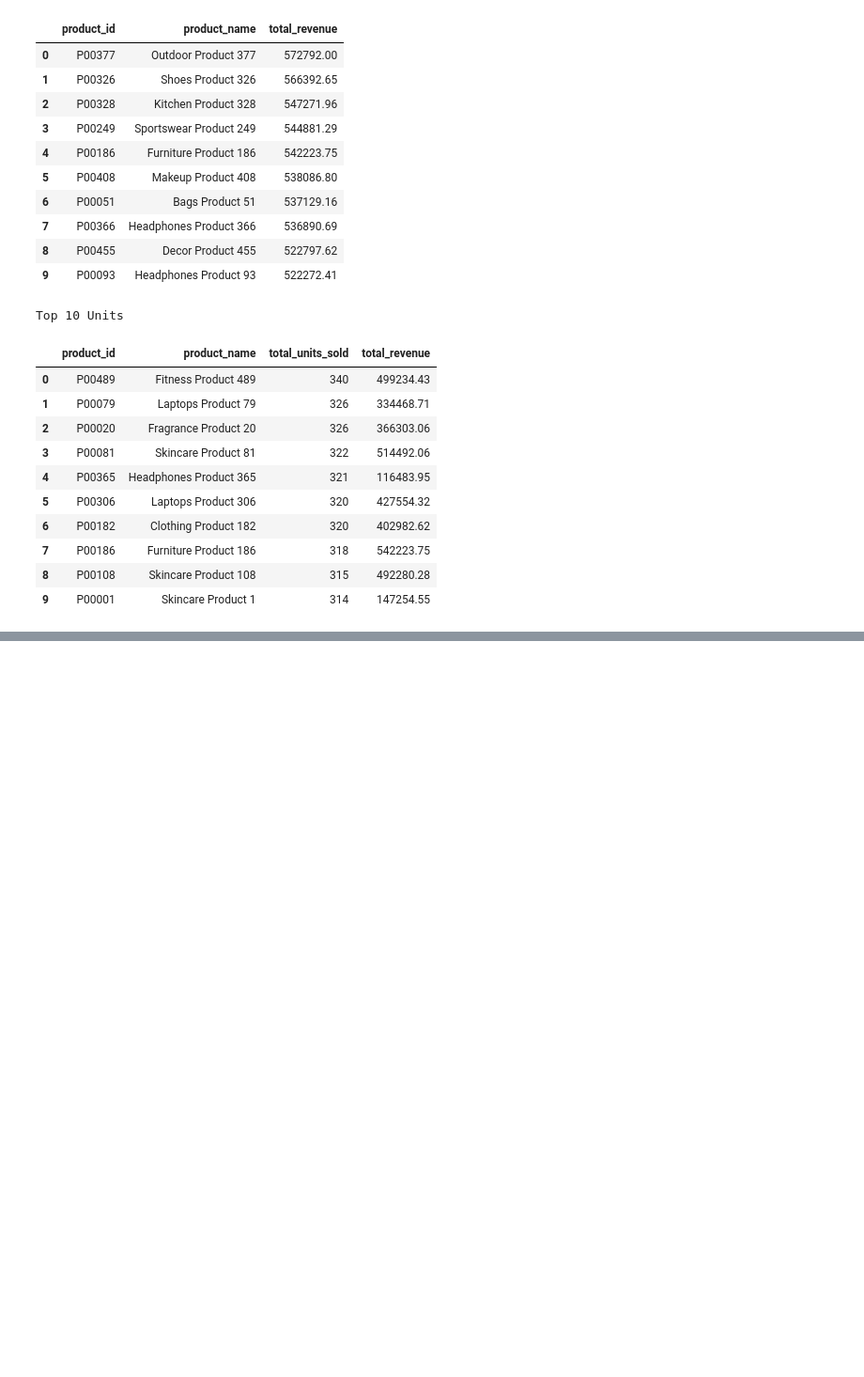
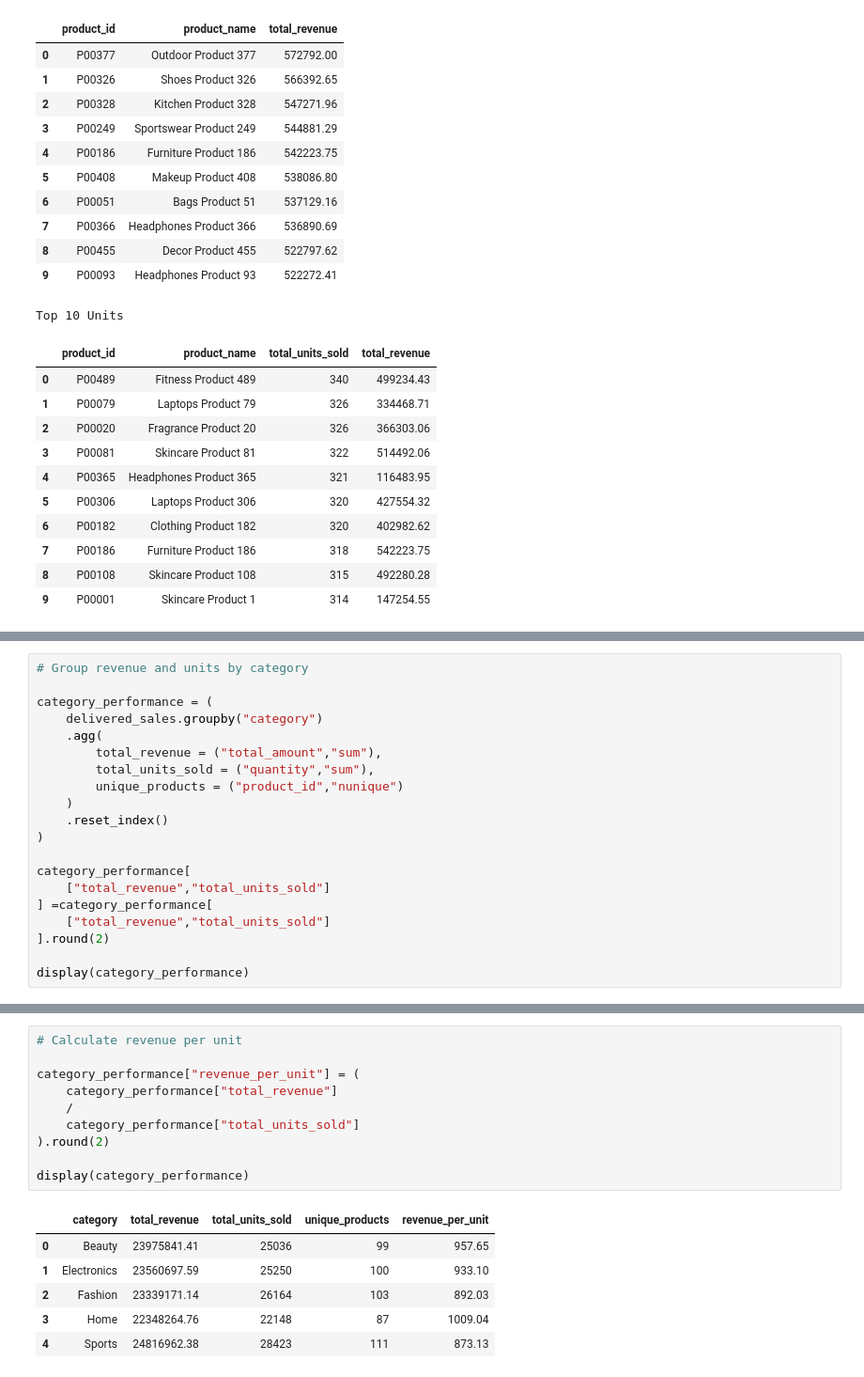
Before and after one commit to Mohammedvahith/E-commerce-Sales-Customer-Analytics, a Jupyter notebook: shopease-analytics/notebooks/03_eda.ipynb, the cells around one changed output, grey strips where cells are left out. Shown at 94% size. Saved outputs shown, nothing was run; the diff lists cells and outputs as text; blank space fills up the shorter version.

```diff
--- a/shopease-analytics/notebooks/03_eda.ipynb
+++ b/shopease-analytics/notebooks/03_eda.ipynb
@@ -2321,0 +2326,20 @@ Top 10 Units
+# %%
+# Group revenue and units by category
+
+category_performance = (
+    delivered_sales.groupby("category")
+    .agg(
+        total_revenue = ("total_amount","sum"),
+        total_units_sold = ("quantity","sum"),
+        unique_products = ("product_id","nunique")
+    )
+    .reset_index()
+)
+
+category_performance[
+    ["total_revenue","total_units_sold"]
+] =category_performance[
+    ["total_revenue","total_units_sold"]
+].round(2)
+
+display(category_performance)
@@ -2321,0 +2367,17 @@ Top 10 Units
+# %%
+# Calculate revenue per unit
+
+category_performance["revenue_per_unit"] = (
+    category_performance["total_revenue"]
+    /
+    category_performance["total_units_sold"]
+).round(2)
+
+display(category_performance)
+# %% [output]
+|  | category | total_revenue | total_units_sold | unique_products | revenue_per_unit |
+| 0 | Beauty | 23975841.41 | 25036 | 99 | 957.65 |
+| 1 | Electronics | 23560697.59 | 25250 | 100 | 933.10 |
+| 2 | Fashion | 23339171.14 | 26164 | 103 | 892.03 |
+| 3 | Home | 22348264.76 | 22148 | 87 | 1009.04 |
+| 4 | Sports | 24816962.38 | 28423 | 111 | 873.13 |
```
Also changed, not shown: parts of 6 cells of this notebook.
